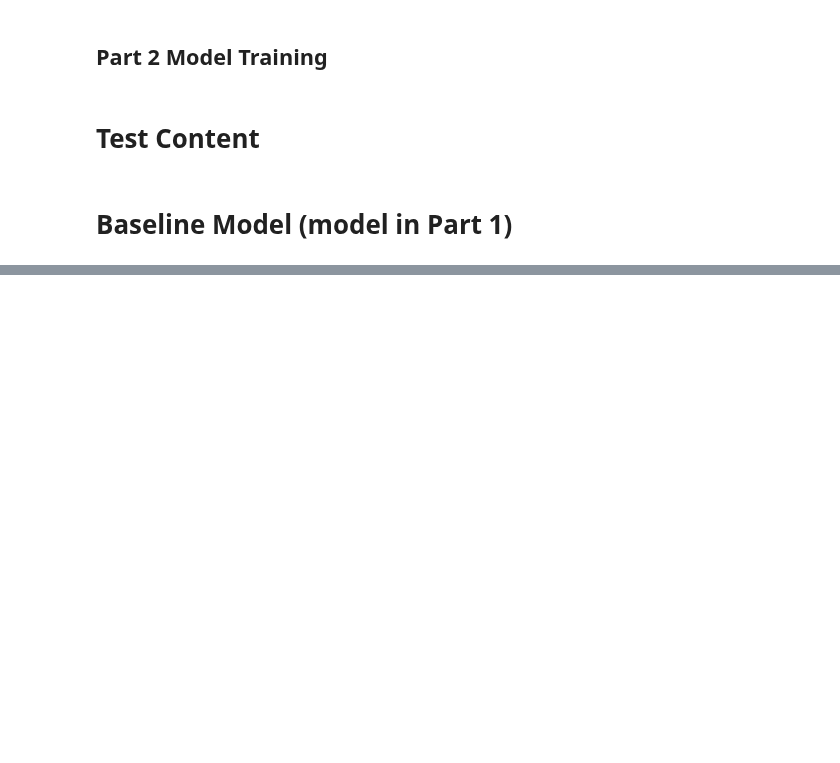
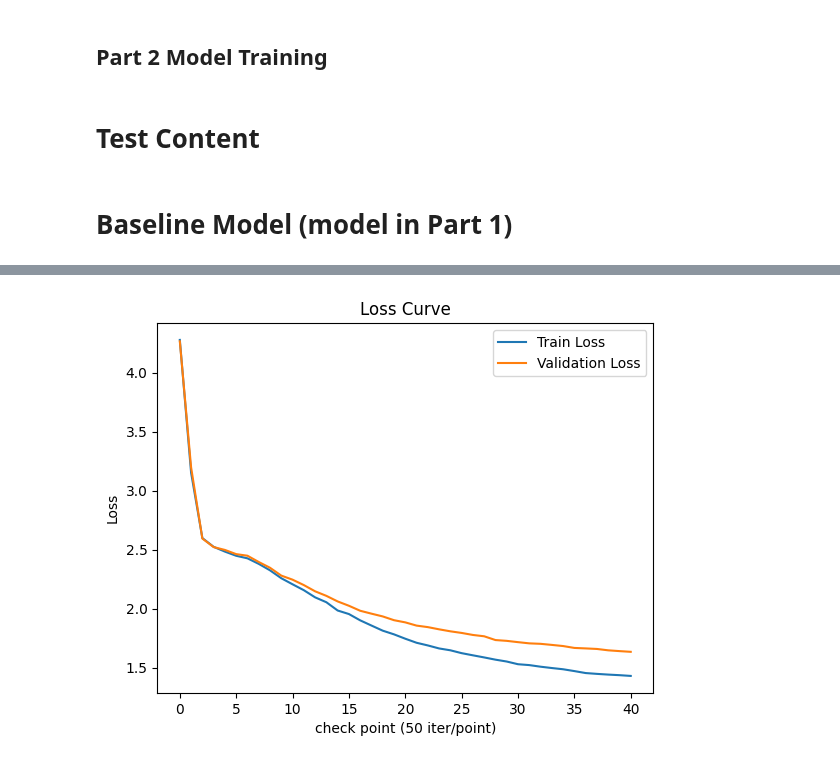
Before and after one commit to fatday/STATS-305B-HW4-Group, a Jupyter notebook: Part2_Working.ipynb, the cells around one changed output, grey strips where cells are left out. Saved outputs shown, nothing was run; the diff lists cells and outputs as text; code cells hidden in the pictures; blank space fills up the shorter version.

Commit message:
Finished Baseline

```diff
--- a/Part2_Working.ipynb
+++ b/Part2_Working.ipynb
@@ -77,6 +79,7 @@ class Tokenizer:
     @torch.no_grad()
     def estimate_loss(self, model, eval_iters, context_window_size, device):
         # estimate loss, perplexity, character_level perplexity
+        model.eval()
         lossout, perplexity, char_perplexity = {}, {}, {}
         for split in ['train', 'val']:
             losses = torch.zeros(eval_iters)
@@ -94,6 +97,7 @@ class Tokenizer:
             char_perplexity[split] = torch.exp(torch.tensor(nll / char_cnt)).item()
             lossout[split] = losses.mean()
             perplexity[split] = perplexities.mean()
+        model.train()
         return lossout, perplexity, char_perplexity
 # %%
 class CharacterTokenizer(Tokenizer):
@@ -644,7 +648,7 @@ class ModelTokenizerSystem:
         self.char_perplexities_train_val["train"].append(char_perplexity["train"])
         self.char_perplexities_train_val["val"].append(char_perplexity["val"])
 
-        if early_stopping and abs(losses["val"] - best_score) < min_delta:
+        if it > 10 and early_stopping and abs(losses["val"] - best_score) < min_delta:
           print(f"Early Stopping Triggered at iteration {it}")
           break
         else:
@@ -790,0 +856,10 @@ baseline.generate(input_text2)
+# %%
+plt.plot(baseline.losses_train_val["train"], label="Train Loss")
+plt.plot(baseline.losses_train_val["val"], label="Validation Loss")
+plt.xlabel('check point (50 iter/point)')
+plt.ylabel('Loss')
+plt.title('Loss Curve')
+plt.legend()
+plt.show()
+# %% [output]
+[figure, added]
```
Also changed, not shown: parts of 8 cells of this notebook.
